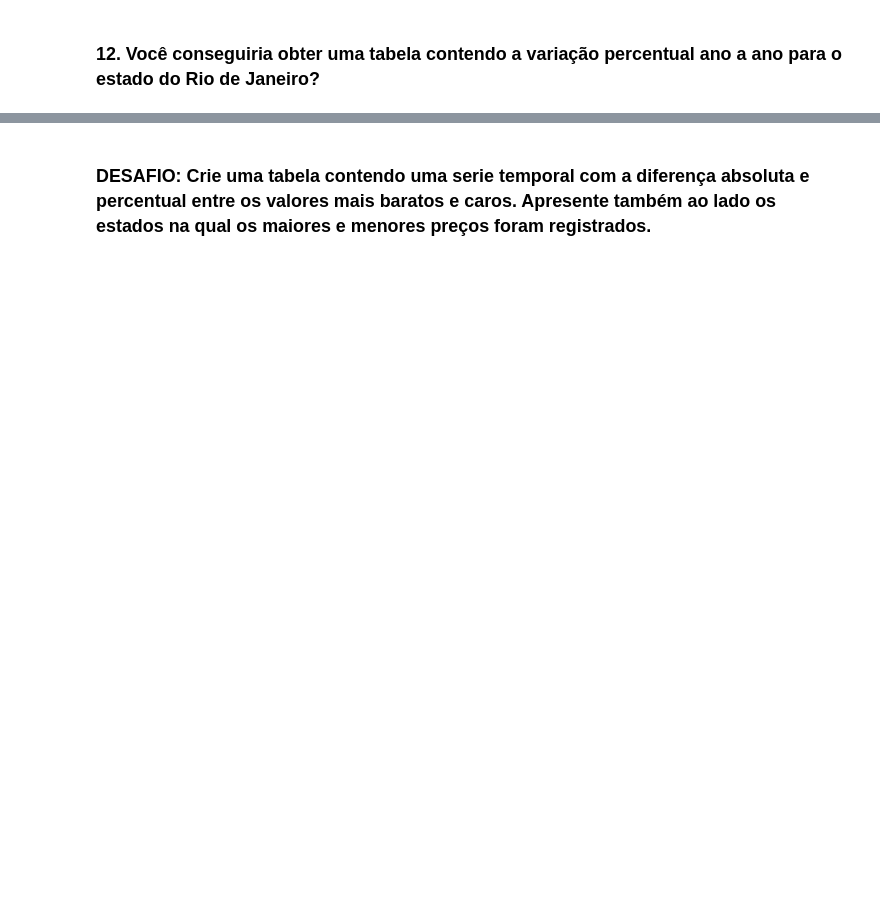
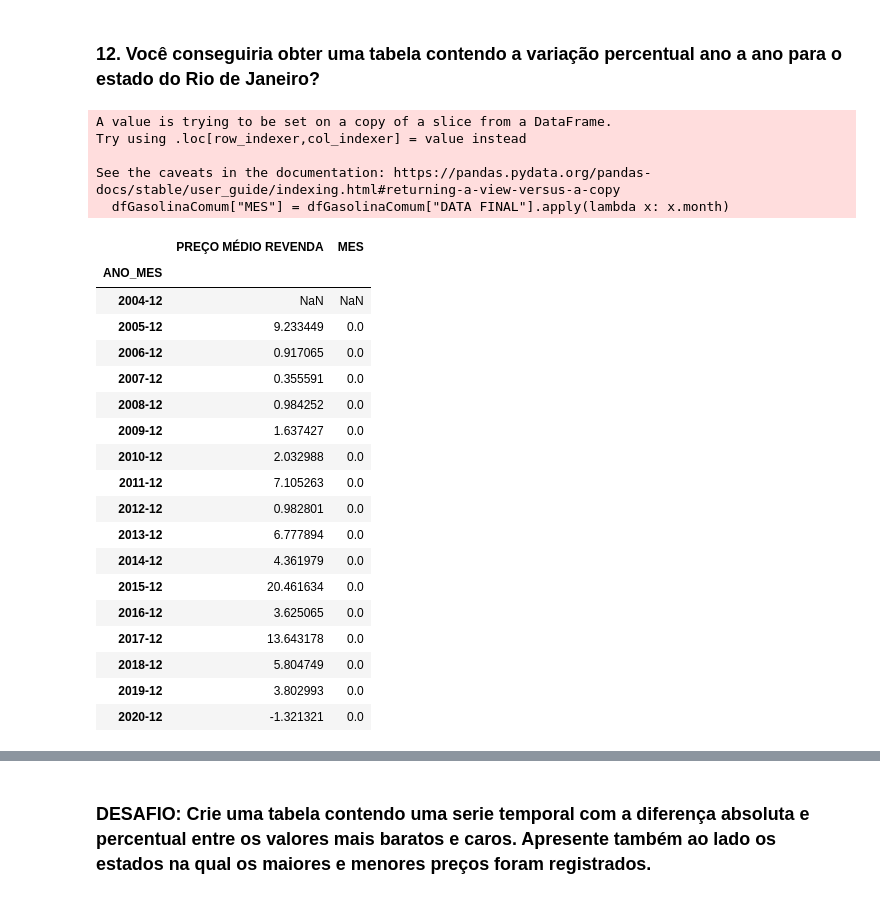
Before and after one commit to profmatheuspassos/analise-dados-pandas-sql, a Jupyter notebook: 4-analise-precos-gasolina-BR/exercicios-pandas.ipynb, the cells around one changed output, grey strips where cells are left out. Cells and saved outputs as stored; diff of their text form; code cells hidden in the pictures; blank space fills up the shorter version.

```diff
--- a/4-analise-precos-gasolina-BR/exercicios-pandas.ipynb
+++ b/4-analise-precos-gasolina-BR/exercicios-pandas.ipynb
@@ -259,2 +293,32 @@ dfCombinado[(dfCombinado["REGIÃO"] == "SUL") & (dfCombinado["ANO_MES"].dt.strft
 # %% [markdown]
 ### 12. Você conseguiria obter uma tabela contendo a variação percentual ano a ano para o estado do Rio de Janeiro?
+# %%
+dfGasolinaComum["MES"] = dfGasolinaComum["DATA FINAL"].apply(lambda x: x.month)
+dfRio = dfGasolinaComum[dfGasolinaComum["ESTADO"] == "RIO DE JANEIRO"]
+dfMesRio = dfRio.groupby("ANO_MES")[["PREÇO MÉDIO REVENDA", "MES"]].last()
+(dfMesRio[dfMesRio["MES"] == 12] / dfMesRio[dfMesRio["MES"] == 12].shift(1) - 1) * 100
+# %% [output]
+A value is trying to be set on a copy of a slice from a DataFrame.
+Try using .loc[row_indexer,col_indexer] = value instead
+
+See the caveats in the documentation: https://pandas.pydata.org/pandas-docs/stable/user_guide/indexing.html#returning-a-view-versus-a-copy
+  dfGasolinaComum["MES"] = dfGasolinaComum["DATA FINAL"].apply(lambda x: x.month)
+|  | PREÇO MÉDIO REVENDA | MES |
+| ANO_MES |  |  |
+| 2004-12 | NaN | NaN |
+| 2005-12 | 9.233449 | 0.0 |
+| 2006-12 | 0.917065 | 0.0 |
+| 2007-12 | 0.355591 | 0.0 |
+| 2008-12 | 0.984252 | 0.0 |
+| 2009-12 | 1.637427 | 0.0 |
+| 2010-12 | 2.032988 | 0.0 |
+| 2011-12 | 7.105263 | 0.0 |
+| 2012-12 | 0.982801 | 0.0 |
+| 2013-12 | 6.777894 | 0.0 |
+| 2014-12 | 4.361979 | 0.0 |
+| 2015-12 | 20.461634 | 0.0 |
+| 2016-12 | 3.625065 | 0.0 |
+| 2017-12 | 13.643178 | 0.0 |
+| 2018-12 | 5.804749 | 0.0 |
+| 2019-12 | 3.802993 | 0.0 |
+| 2020-12 | -1.321321 | 0.0 |
```
Also changed, not shown: parts of 8 cells of this notebook.
